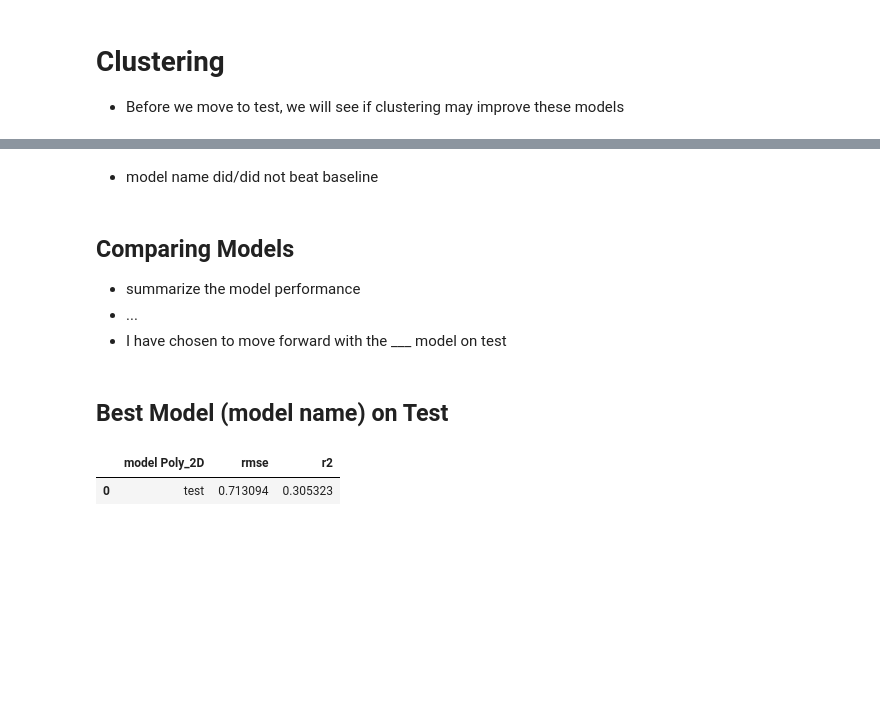
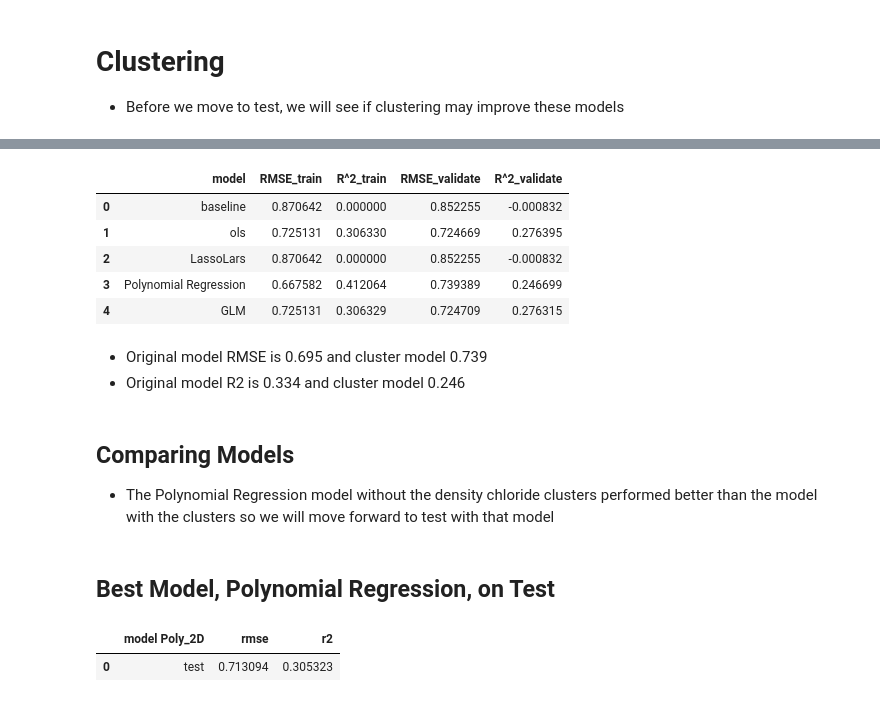
Before and after one commit to Team-BCR/project3_wine, a Jupyter notebook: final_report.ipynb, the cells around one changed output, grey strips where cells are left out. Drawn from its saved outputs; the diff is of its cells as text; code cells hidden in the pictures; blank space fills up the shorter version.

```diff
--- a/final_report.ipynb
+++ b/final_report.ipynb
@@ -354,15 +369,21 @@ w.display_model_metrics(baseline, tr, y_tr, y_val, y_ts, X_tr_sc, X_val_sc, X_ts
 # %%
 # get model results
-# INSERT CODE HERE
+eo.get_metrics_with_cluster(X_tr2, X_tr_sc, y_tr, X_val_sc, y_val, alpha=1, power=2, degrees=2)
+# %% [output]
+|  | model | RMSE_train | R^2_train | RMSE_validate | R^2_validate |
+| 0 | baseline | 0.870642 | 0.000000 | 0.852255 | -0.000832 |
+| 1 | ols | 0.725131 | 0.306330 | 0.724669 | 0.276395 |
+| 2 | LassoLars | 0.870642 | 0.000000 | 0.852255 | -0.000832 |
+| 3 | Polynomial Regression | 0.667582 | 0.412064 | 0.739389 | 0.246699 |
+| 4 | GLM | 0.725131 | 0.306329 | 0.724709 | 0.276315 |
 # %% [markdown]
-* model name did/did not beat baseline
+* Original model RMSE is 0.695 and cluster model 0.739
+* Original model R2 is 0.334 and cluster model 0.246
 # %% [markdown]
 ## Comparing Models
-* summarize the model performance
-* ...
-* I have chosen to move forward with the ___ model on test
+* The Polynomial Regression model without the density chloride clusters performed better than the model with the clusters so we will move forward to test with that model
 # %% [markdown]
-## Best Model (model name) on Test
+## Best Model, Polynomial Regression, on Test
 # %%
 # get test results for final model
 w.test_best_model(X_ts_sc, y_ts, X_tr_sc, y_tr)
```
Also changed, not shown: parts of 16 cells of this notebook, 2 other files.
